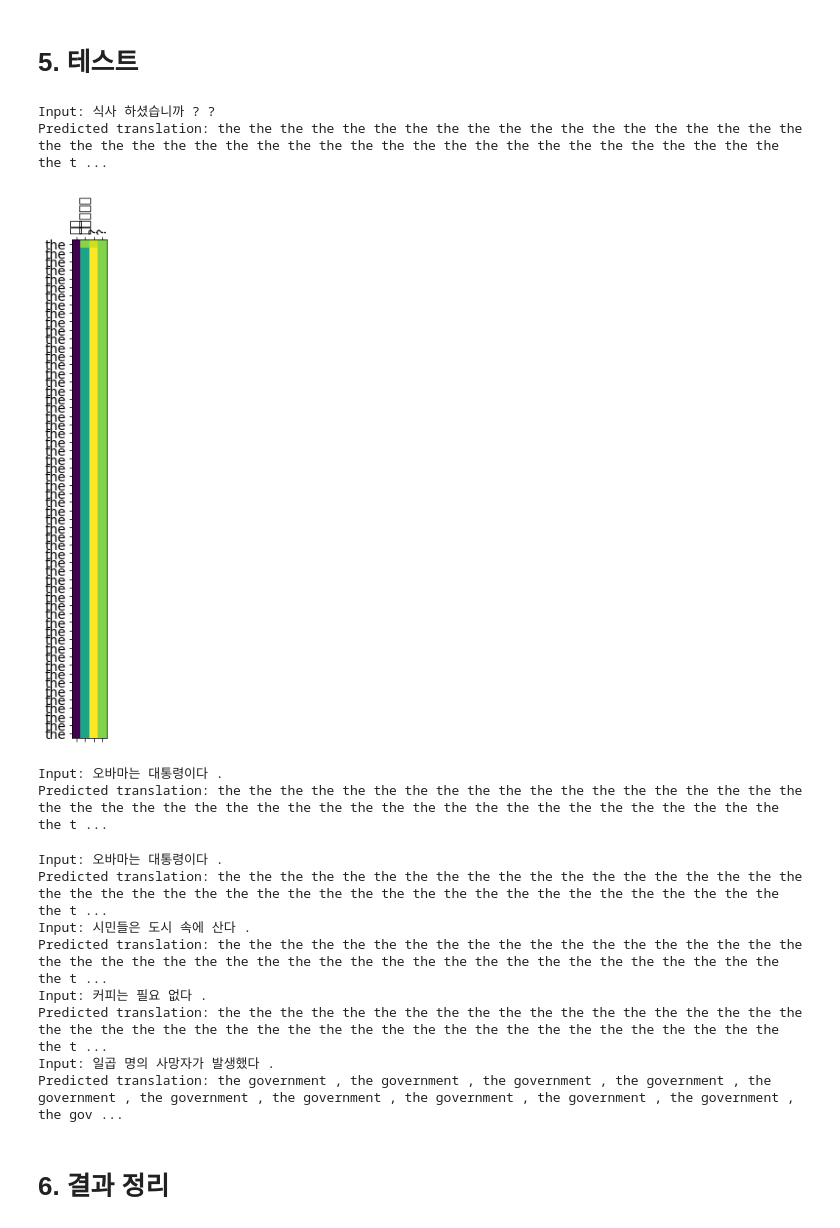
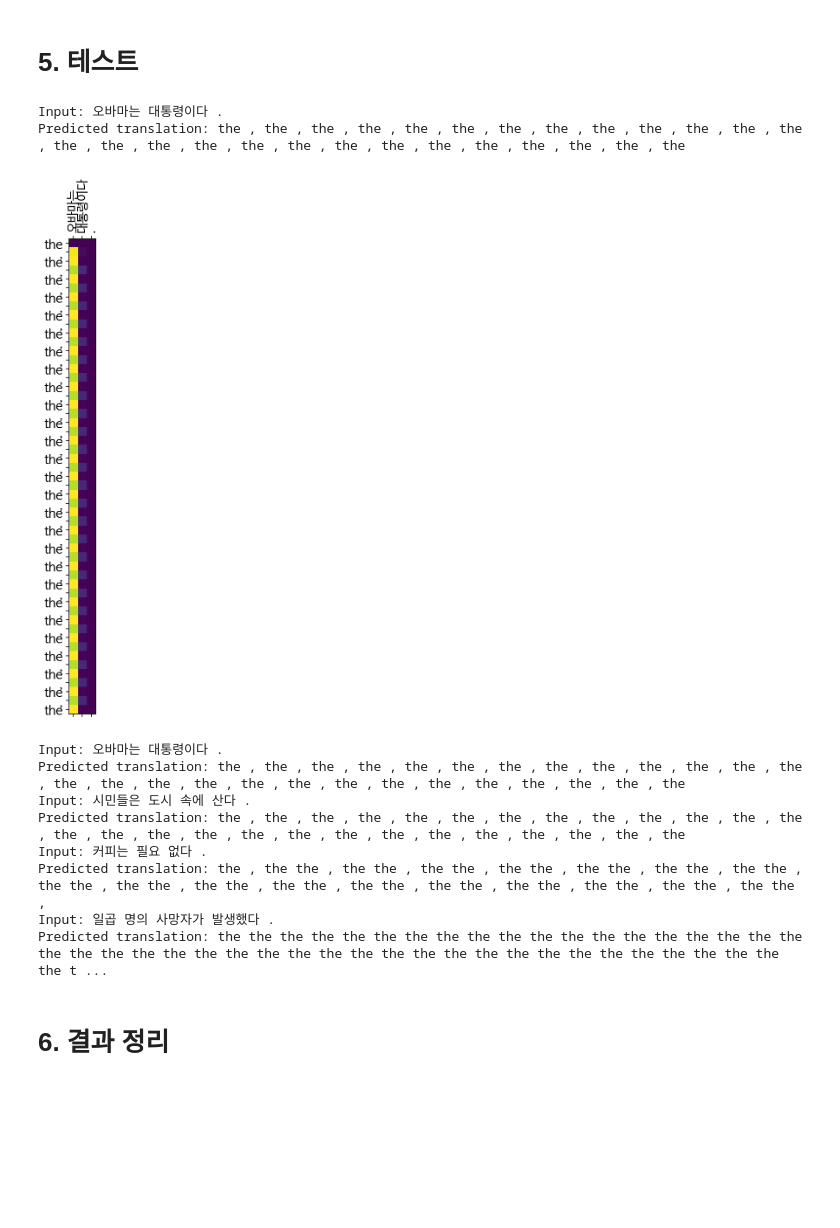
Before and after one commit to rohhail/AIFFEL-QUEST, a Jupyter notebook: GoingDeeper/Quest4/한영 번역기 만들기.ipynb, the cells around one changed output. Drawn from its saved outputs; the diff is of its cells as text; code cells hidden in the pictures; blank space fills up the shorter version.

```diff
--- a/GoingDeeper/Quest4/한영 번역기 만들기.ipynb
+++ b/GoingDeeper/Quest4/한영 번역기 만들기.ipynb
@@ -11,3 +11,14 @@ import time
 import re
 import os
 import io
+# %%
+import matplotlib as mpl
+import matplotlib.pyplot as plt
+
+%config InlineBackend.figure_format = 'retina'
+
+import matplotlib.font_manager as fm
+fontpath = '/usr/share/fonts/truetype/nanum/NanumBarunGothic.ttf'
+font = fm.FontProperties(fname=fontpath, size=9)
+plt.rc('font', family='NanumBarunGothic')
+mpl.font_manager.findfont(font)
@@ -340,7 +367,7 @@ def train_step(src, tgt, encoder, decoder, optimizer, dec_tok):
 from tqdm import tqdm    # tqdm
 import random
 
-EPOCHS = 5
+EPOCHS = 1
 
 for epoch in range(EPOCHS):
     total_loss = 0
@@ -401,47 +428,42 @@ def evaluate(sentence, encoder, decoder):
     return result, sentence, attention
 
 
 def plot_attention(attention, sentence, predicted_sentence):
     fig = plt.figure(figsize=(10,10))
     ax = fig.add_subplot(1, 1, 1)
     ax.matshow(attention, cmap='viridis')
 
     fontdict = {'fontsize': 14}
 
     ax.set_xticklabels([''] + sentence, fontdict=fontdict, rotation=90)
     ax.set_yticklabels([''] + predicted_sentence, fontdict=fontdict)
 
     ax.xaxis.set_major_locator(ticker.MultipleLocator(1))
     ax.yaxis.set_major_locator(ticker.MultipleLocator(1))
 
     plt.show()
 
 
 def translate(sentence, encoder, decoder):
     result, sentence, attention = evaluate(sentence, encoder, decoder)
 
     print('Input: %s' % (sentence))
     print('Predicted translation: {}'.format(result))
 
     attention = attention[:len(result.split()), :len(sentence.split())]
     plot_attention(attention, sentence.split(), result.split(' '))
 
 
-translate("식사 하셨습니까??", encoder, decoder)
+translate("오바마는 대통령이다.", encoder, decoder)
 # %% [output]
-Input: 식사 하셨습니까 ? ?
-Predicted translation: the the the the the the the the the the the the the the the the the the the the the the the the the the the the the the the the the the the the the the the the the the the the t ...
+Input: 오바마는 대통령이다 .
+Predicted translation: the , the , the , the , the , the , the , the , the , the , the , the , the , the , the , the , the , the , the , the , the , the , the , the , the , the , the
-[figure, old version]
+[figure, new version]
 # %%
 sentences = ["오바마는 대통령이다.",
              "시민들은 도시 속에 산다.",
              "커피는 필요 없다.",
              "일곱 명의 사망자가 발생했다."]
-# %%
-translate(sentences[0], encoder, decoder)
-# %% [output]
-Input: 오바마는 대통령이다 .
-Predicted translation: the the the the the the the the the the the the the the the the the the the the the the the the the the the the the the the the the the the the the the the the the the the the t ...
 # %%
 def translate(sentence, encoder, decoder):
     result, sentence, attention = evaluate(sentence, encoder, decoder)
@@ -453,13 +475,13 @@ for sen in sentences:
     translate(sen, encoder, decoder)
 # %% [output]
 Input: 오바마는 대통령이다 .
+Predicted translation: the , the , the , the , the , the , the , the , the , the , the , the , the , the , the , the , the , the , the , the , the , the , the , the , the , the , the
+Input: 시민들은 도시 속에 산다 .
+Predicted translation: the , the , the , the , the , the , the , the , the , the , the , the , the , the , the , the , the , the , the , the , the , the , the , the , the , the , the
+Input: 커피는 필요 없다 .
+Predicted translation: the , the the , the the , the the , the the , the the , the the , the the , the the , the the , the the , the the , the the , the the , the the , the the , the the , the the ,
+Input: 일곱 명의 사망자가 발생했다 .
 Predicted translation: the the the the the the the the the the the the the the the the the the the the the the the the the the the the the the the the the the the the the the the the the the the the t ...
-Input: 시민들은 도시 속에 산다 .
-Predicted translation: the the the the the the the the the the the the the the the the the the the the the the the the the the the the the the the the the the the the the the the the the the the the t ...
-Input: 커피는 필요 없다 .
-Predicted translation: the the the the the the the the the the the the the the the the the the the the the the the the the the the the the the the the the the the the the the the the the the the the t ...
-Input: 일곱 명의 사망자가 발생했다 .
-Predicted translation: the government , the government , the government , the government , the government , the government , the government , the government , the government , the government , the gov ...
 # %% [markdown]
 # 6. 결과 정리
 # %% [markdown]
```
Also changed, not shown: parts of 9 cells of this notebook, 7 other files.
